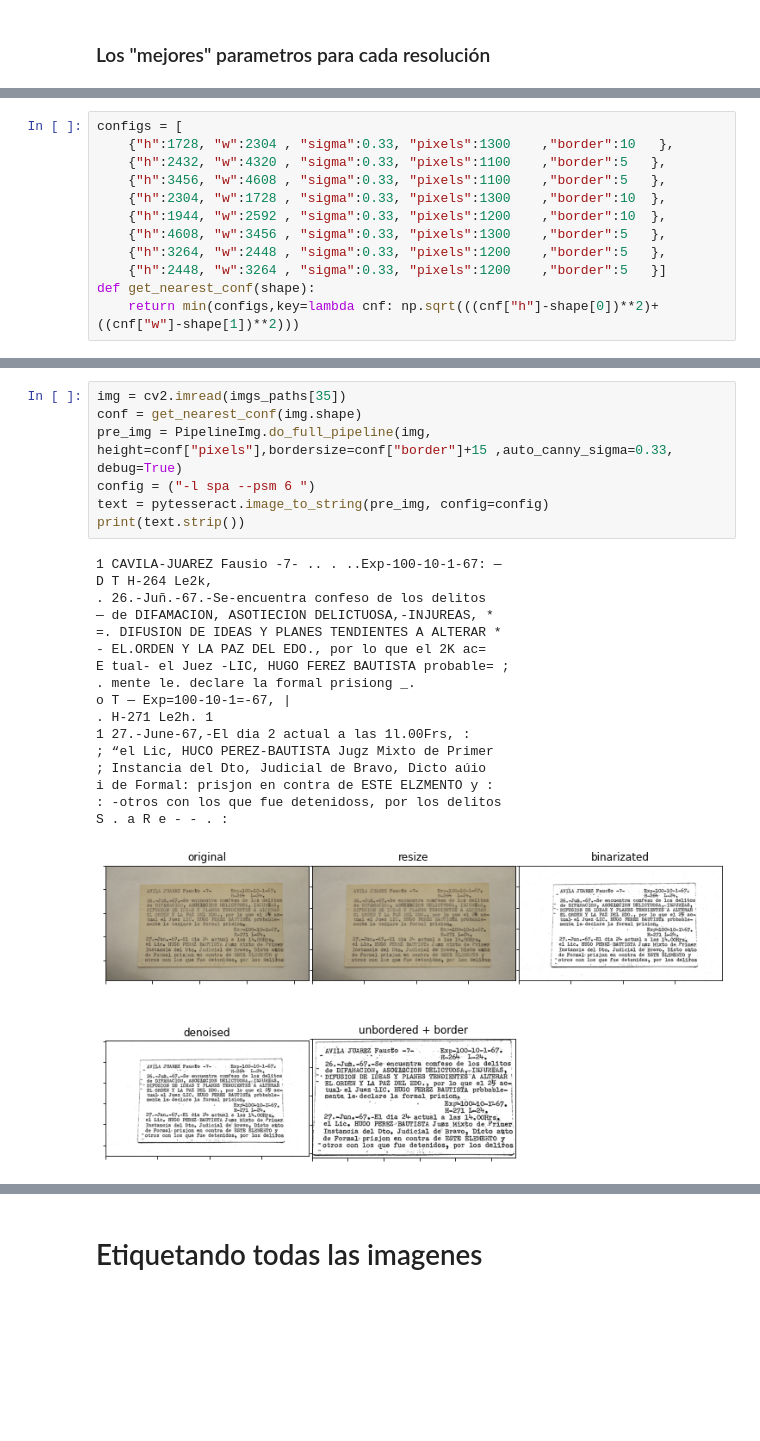
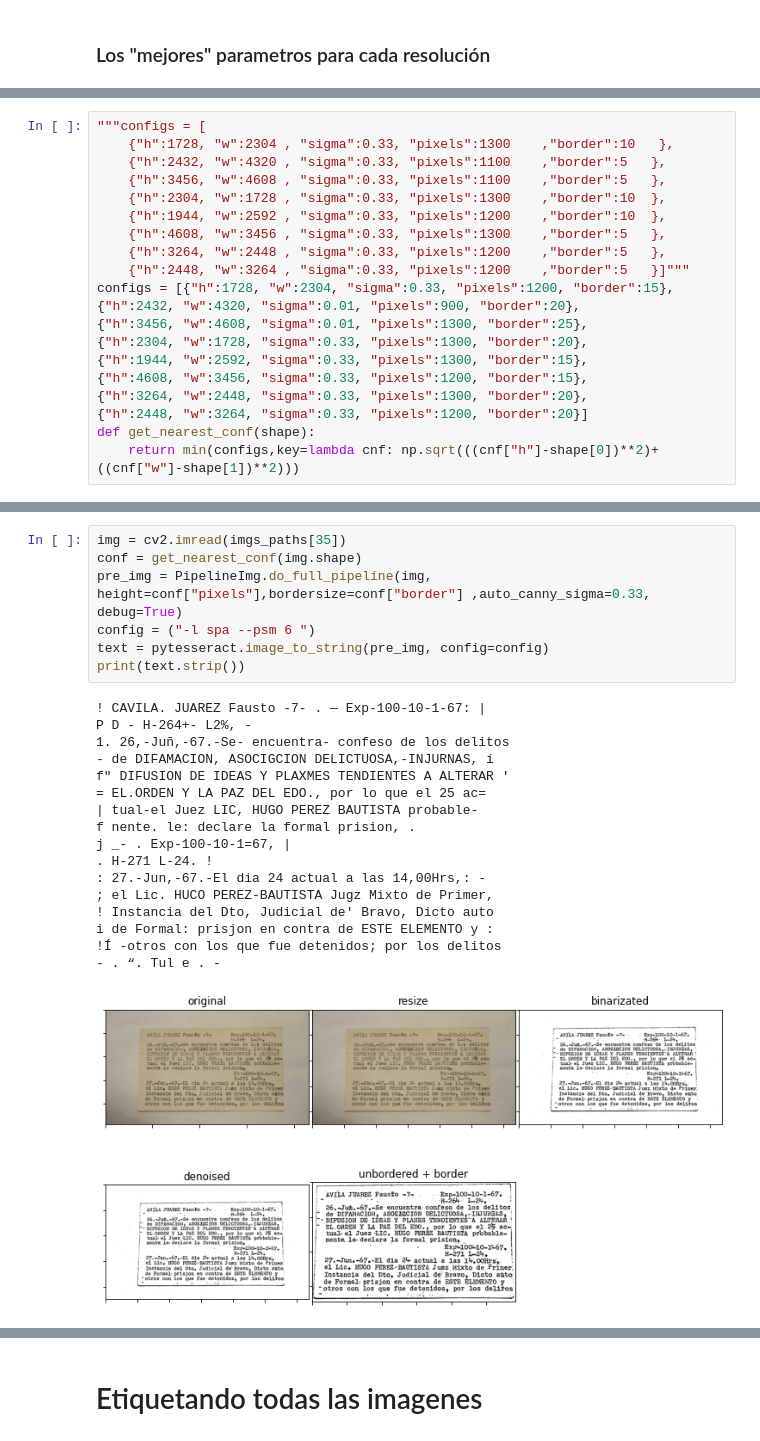
Before and after one commit to datadogmx/archivos_represion_ml, a Jupyter notebook: finding_hype.ipynb, the cells around one changed output, grey strips where cells are left out. Saved outputs shown, nothing was run; the diff lists cells and outputs as text; blank space fills up the shorter version.

```diff
--- a/finding_hype.ipynb
+++ b/finding_hype.ipynb
@@ -194,5 +195,5 @@ dataframe.groupby(F.col("shape_a"),F.col("shape_b"), F.col("sigma"), F.col("pixe
 # %%
-configs = [
+"""configs = [
     {"h":1728, "w":2304 , "sigma":0.33, "pixels":1300    ,"border":10   },
     {"h":2432, "w":4320 , "sigma":0.33, "pixels":1100    ,"border":5   },
     {"h":3456, "w":4608 , "sigma":0.33, "pixels":1100    ,"border":5   },
@@ -200,7 +201,15 @@ configs = [
     {"h":1944, "w":2592 , "sigma":0.33, "pixels":1200    ,"border":10  },
     {"h":4608, "w":3456 , "sigma":0.33, "pixels":1300    ,"border":5   },
     {"h":3264, "w":2448 , "sigma":0.33, "pixels":1200    ,"border":5   },
-    {"h":2448, "w":3264 , "sigma":0.33, "pixels":1200    ,"border":5   }]
+    {"h":2448, "w":3264 , "sigma":0.33, "pixels":1200    ,"border":5   }]"""
+configs = [{"h":1728, "w":2304, "sigma":0.33, "pixels":1200, "border":15},
+{"h":2432, "w":4320, "sigma":0.01, "pixels":900, "border":20},
+{"h":3456, "w":4608, "sigma":0.01, "pixels":1300, "border":25},
+{"h":2304, "w":1728, "sigma":0.33, "pixels":1300, "border":20},
+{"h":1944, "w":2592, "sigma":0.33, "pixels":1300, "border":15},
+{"h":4608, "w":3456, "sigma":0.33, "pixels":1200, "border":15},
+{"h":3264, "w":2448, "sigma":0.33, "pixels":1300, "border":20},
+{"h":2448, "w":3264, "sigma":0.33, "pixels":1200, "border":20}]
 def get_nearest_conf(shape):
     return min(configs,key=lambda cnf: np.sqrt(((cnf["h"]-shape[0])**2)+((cnf["w"]-shape[1])**2)))
 # %%
@@ -210,25 +219,25 @@ get_nearest_conf((1920,1080 ))
 # %%
 img = cv2.imread(imgs_paths[35])
 conf = get_nearest_conf(img.shape)
-pre_img = PipelineImg.do_full_pipeline(img, height=conf["pixels"],bordersize=conf["border"]+15 ,auto_canny_sigma=0.33, debug=True)
+pre_img = PipelineImg.do_full_pipeline(img, height=conf["pixels"],bordersize=conf["border"] ,auto_canny_sigma=0.33, debug=True)
 config = ("-l spa --psm 6 ")
 text = pytesseract.image_to_string(pre_img, config=config)
 print(text.strip())
 # %% [output]
-1 CAVILA-JUAREZ Fausio -7- .. . ..Exp-100-10-1-67: —
-D T H-264 Le2k,
-. 26.-Juñ.-67.-Se-encuentra confeso de los delitos
-— de DIFAMACION, ASOTIECION DELICTUOSA,-INJUREAS, *
-=. DIFUSION DE IDEAS Y PLANES TENDIENTES A ALTERAR *
-- EL.ORDEN Y LA PAZ DEL EDO., por lo que el 2K ac=
-E tual- el Juez -LIC, HUGO FEREZ BAUTISTA probable= ;
-. mente le. declare la formal prisiong _.
-o T — Exp=100-10-1=-67, |
-. H-271 Le2h. 1
-1 27.-June-67,-El dia 2 actual a las 1l.00Frs, :
-; “el Lic, HUCO PEREZ-BAUTISTA Jugz Mixto de Primer
-; Instancia del Dto, Judicial de Bravo, Dicto aúio
-i de Formal: prisjon en contra de ESTE ELZMENTO y :
-: -otros con los que fue detenidoss, por los delitos
-S . a R e - - . :
+! CAVILA. JUAREZ Fausto -7- . — Exp-100-10-1-67: |
+P D - H-264+- L2%, -
+1. 26,-Juñ,-67.-Se- encuentra- confeso de los delitos
+- de DIFAMACION, ASOCIGCION DELICTUOSA,-INJURNAS, í
+f" DIFUSION DE IDEAS Y PLAXMES TENDIENTES A ALTERAR '
+= EL.ORDEN Y LA PAZ DEL EDO., por lo que el 25 ac=
+| tual-el Juez LIC, HUGO PEREZ BAUTISTA probable-
+f nente. le: declare la formal prision, .
+j _- . Exp-100-10-1=67, |
+. H-271 L-24. !
+: 27.-Jun,-67.-El dia 24 actual a las 14,00Hrs,: -
+; el Lic. HUCO PEREZ-BAUTISTA Jugz Mixto de Primer,
+! Instancia del Dto, Judicial de' Bravo, Dicto auto
+i de Formal: prisjon en contra de ESTE ELEMENTO y :
+!Í -otros con los que fue detenidos; por los delitos
+- . “. Tul e . -
-[figure, old version]
+[figure, new version]
```
Also changed, not shown: parts of 4 cells of this notebook, 2 other files.
